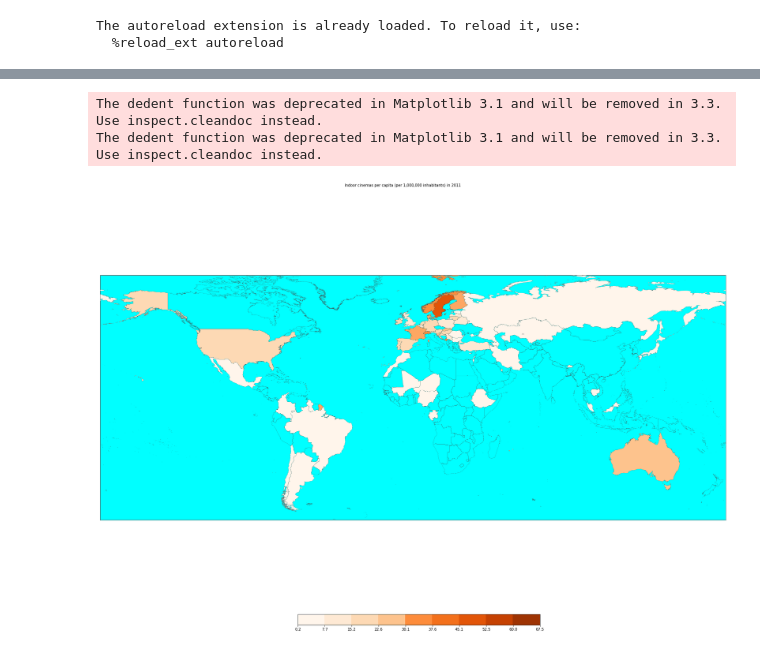
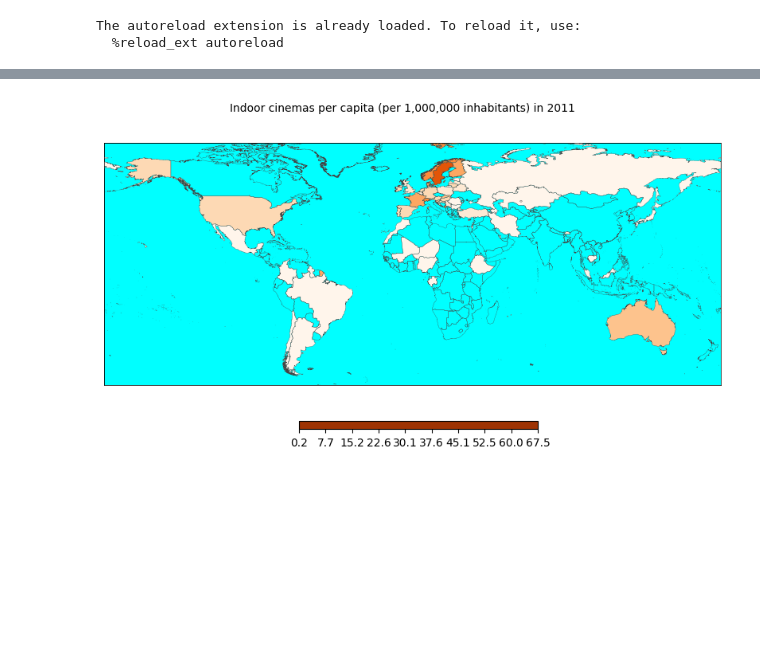
Before and after one commit to azmiozgen/mapy, a Jupyter notebook: basemap_test.ipynb, the cells around one changed output, grey strips where cells are left out. Cells and saved outputs as stored; diff of their text form; code cells hidden in the pictures; blank space fills up the shorter version.

```diff
--- a/basemap_test.ipynb
+++ b/basemap_test.ipynb
@@ -20,10 +20,10 @@ from mpl_toolkits.basemap import Basemap
 The autoreload extension is already loaded. To reload it, use:
   %reload_ext autoreload
 # %%
-COUNTRY_COORDS_FILE = "./asset/world_country_lon_lat.csv"
-# COUNTRY_COORDS_FILE = "./asset/eu_country_lon_lat_extended.csv"
-COUNTRY_MOVIE_FILE = "./asset/unesco_movie_producing.csv"
-SHAPE_FILE = "./asset/natural_earth/ne_10m_admin_0_countries"  ## w/o extension
+COUNTRY_COORDS_FILE = "./data/world_country_lon_lat.csv"
+# COUNTRY_COORDS_FILE = "./data/eu_country_lon_lat_extended.csv"
+COUNTRY_MOVIE_FILE = "./data/unesco_movie_producing.csv"
+SHAPE_FILE = "./data/natural_earth/ne_10m_admin_0_countries"  ## w/o extension
 
 REGION = 'world'
 INDICATOR = 'Total number of national feature films produced'
@@ -35,7 +35,7 @@ LOWER_LATITUDE_OFFSET = 1
 N_COLORS = 10
 MOVIE_COUNT_TEXT_FONTSIZE = 10
 RESOLUTION = 'c'  ## c, l, i, h, f
-FIGURE_SIZE = (30, 20)
+FIGURE_SIZE = (10, 5)
 # %%
 ## Set region and its coordinates
 if REGION == 'europe':
@@ -144,34 +133,32 @@ if REGION != 'world':
         n_movie_str = str(n_movie)
         plt.text(x_off, y_off, '{}'.format(n_movie_str), fontsize=MOVIE_COUNT_TEXT_FONTSIZE)
 
 ## Color the countries
 m.readshapefile(SHAPE_FILE, 'units', color='#444444', linewidth=.2)
 country_names_in_df = np.array(df['Country'])
 for info, shape in zip(m.units_info, m.units):
     ne_name = info['NAME_EN'].strip()
     # if "orea" in ne_name:  ##
     #     print(ne_name)
     if ne_name not in country_names_in_df:
         continue
 
     color = scheme[df[df['Country'] == ne_name]['bin']]
-    patches = [Polygon(np.array(shape), True)]
+    patches = [Polygon(np.array(shape))]
     pc = PatchCollection(patches)
     pc.set_facecolor(color)
     ax.add_collection(pc)
 
 ## Draw color legend
 ax_legend = fig.add_axes([0.37, 0.08, 0.3, 0.02], zorder=3)
 cmap = mpl.colors.ListedColormap(scheme)
 cb = mpl.colorbar.ColorbarBase(ax_legend,
                                cmap=cmap,
                                ticks=bins,
                                boundaries=bins,
                                orientation='horizontal')
 cb.ax.set_xticklabels([str(round(i, 1)) for i in bins])
 
 plt.show()
 # %% [output]
-The dedent function was deprecated in Matplotlib 3.1 and will be removed in 3.3. Use inspect.cleandoc instead.
-The dedent function was deprecated in Matplotlib 3.1 and will be removed in 3.3. Use inspect.cleandoc instead.
-[figure, old version]
+[figure, new version]
```
Also changed, not shown: parts of 1 cell of this notebook, 24 other files.
